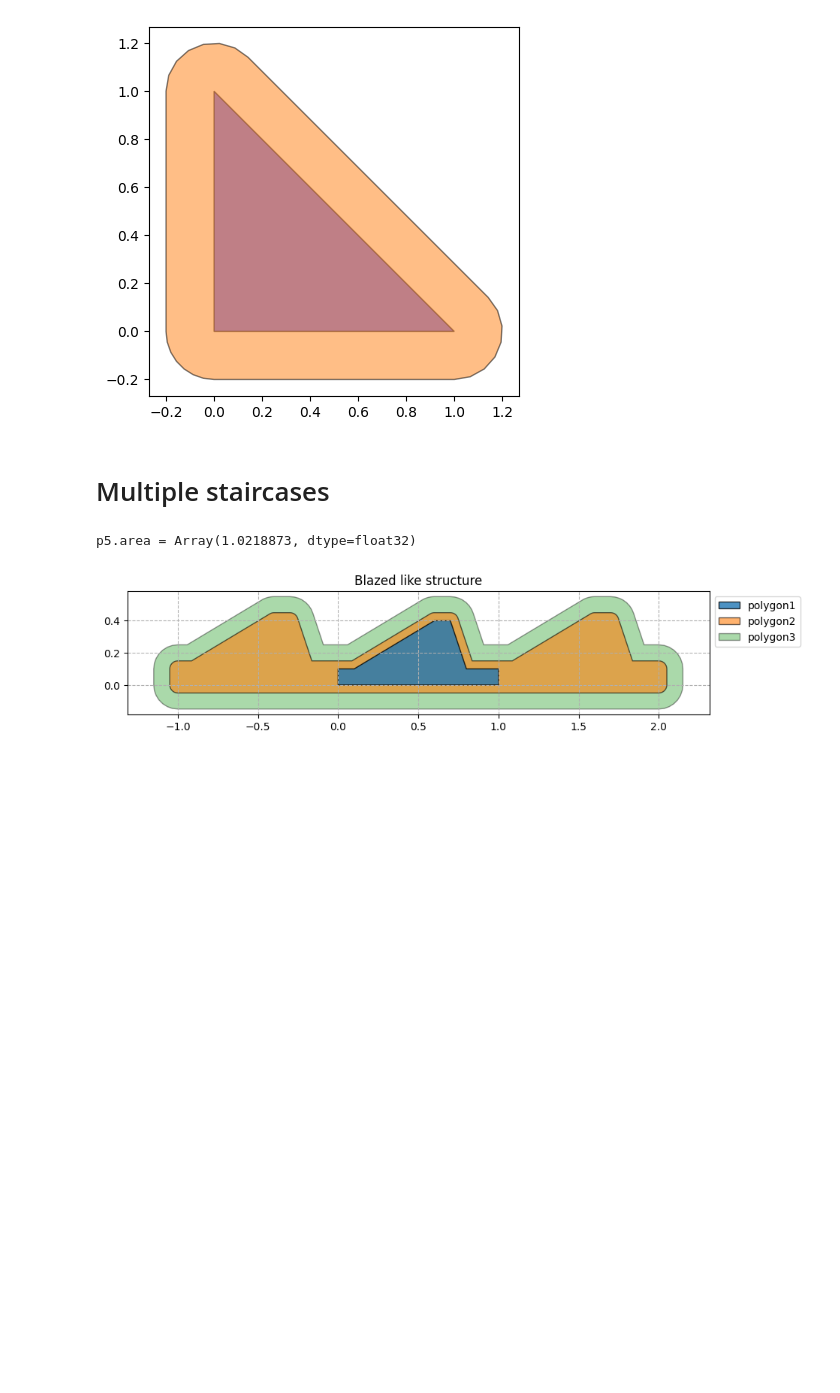
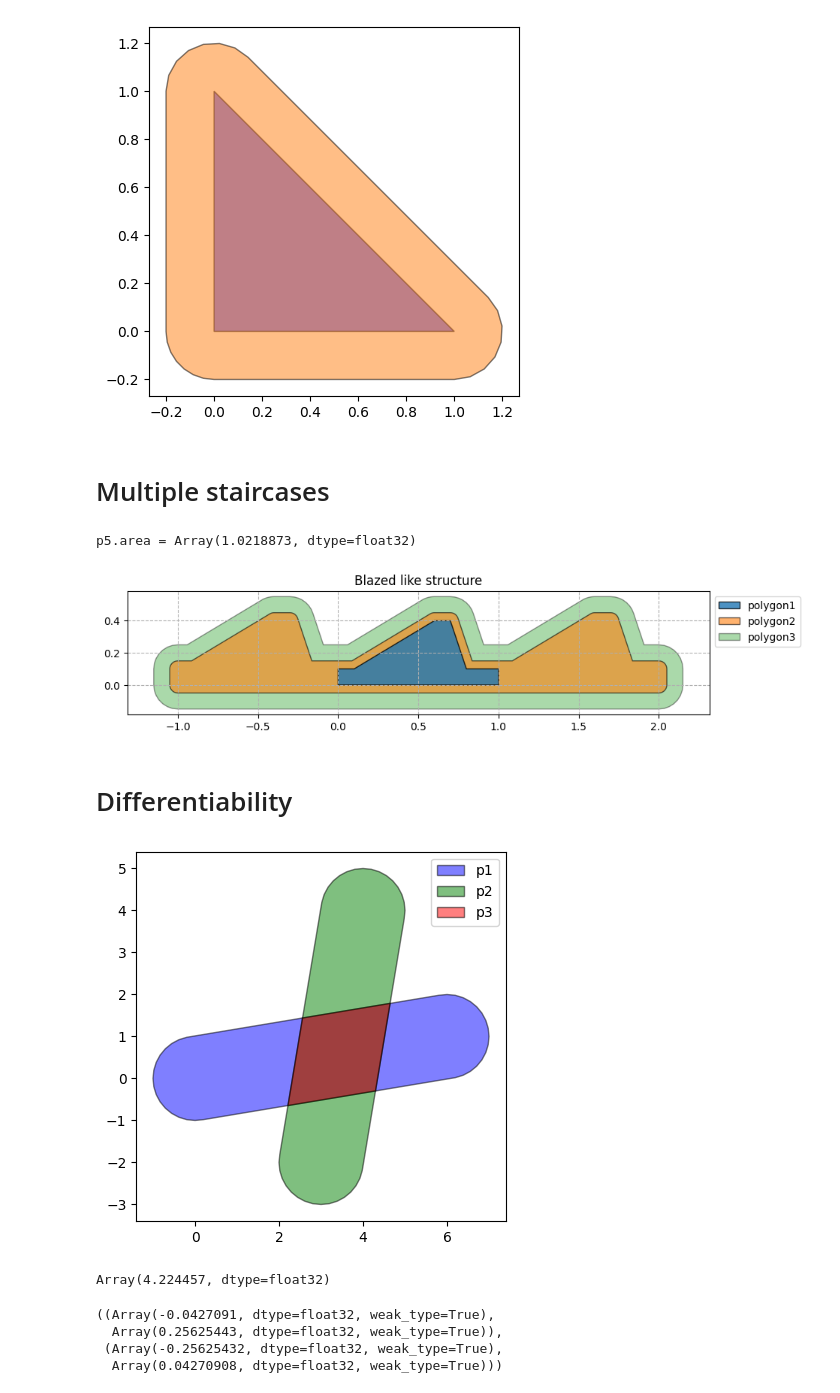
Before and after one commit to seekjim20/dshape, a Jupyter notebook: ipynb/playground.ipynb, the cells around one changed output. Cells and saved outputs as stored; diff of their text form; code cells hidden in the pictures; blank space fills up the shorter version.

Commit message:
feat: Enable JAX autodifferentiation for `convex_hull` by replacing `while_loop` with `scan`, add gradient tests, and update geometry API usage in notebook.

```diff
--- a/ipynb/playground.ipynb
+++ b/ipynb/playground.ipynb
@@ -208,13 +216,13 @@ p1 = dshape.geometry.Polygon(
     )
 )
 p2 = p1.buffer(0.05)
-p3 = p2.offset(1.0, 0.0)
-p4 = p2.offset(-1.0, 0.0)
+p3 = p2.offset((1.0, 0.0))
+p4 = p2.offset((-1.0, 0.0))
 p5 = p2 + p3 + p4
 
 p2b = p1.buffer(0.15)
-p3b = p2b.offset(1.0, 0.0)
-p4b = p2b.offset(-1.0, 0.0)
+p3b = p2b.offset((1.0, 0.0))
+p4b = p2b.offset((-1.0, 0.0))
 p5b = p2b + p3b + p4b
 
 print(f"{p5.area = }")
@@ -231,3 +239,43 @@ p5.area = Array(1.0218873, dtype=float32)
 [figure]
 # %%
 dshape.plotting.plot_polygons([p1, p5, p5b], title="Blazed like structure")
+# %% [markdown]
+# Differentiability
+# %%
+def calculate_intersection_area(
+    offset1: jax.Array, offset2: jax.Array, plot: bool = False
+) -> jax.Array:
+    p1a = dshape.geometry.Circle((0, 0), 1)
+    p1b = p1a.offset(offset1)
+    p1 = (p1a + p1b).convex_hull
+
+    p2a = dshape.geometry.Circle((4, 4), 1)
+    p2b = p2a.offset(offset2)
+    p2 = (p2a + p2b).convex_hull
+
+    p3 = p1 * p2
+
+    if plot:
+        fig, ax = plt.subplots()
+        p1.plot(ax, color="blue", label="p1")
+        p2.plot(ax, color="green", label="p2")
+        p3.plot(ax, color="red", label="p3")
+        ax.legend()
+        plt.show()
+
+    return p3.area
+
+
+grad_area = jax.grad(calculate_intersection_area, argnums=(0, 1))
+# %%
+calculate_intersection_area((6.0, 1.0), (-1.0, -6.0), plot=True)
+# %% [output]
+[figure, added]
+Array(4.224457, dtype=float32)
+# %%
+grad_area((6.0, 1.0), (-1.0, -6.0))
+# %% [output]
+((Array(-0.0427091, dtype=float32, weak_type=True),
+  Array(0.25625443, dtype=float32, weak_type=True)),
+ (Array(-0.25625432, dtype=float32, weak_type=True),
+  Array(0.04270908, dtype=float32, weak_type=True)))
```
Also changed, not shown: parts of 6 cells of this notebook, 3 other files.
